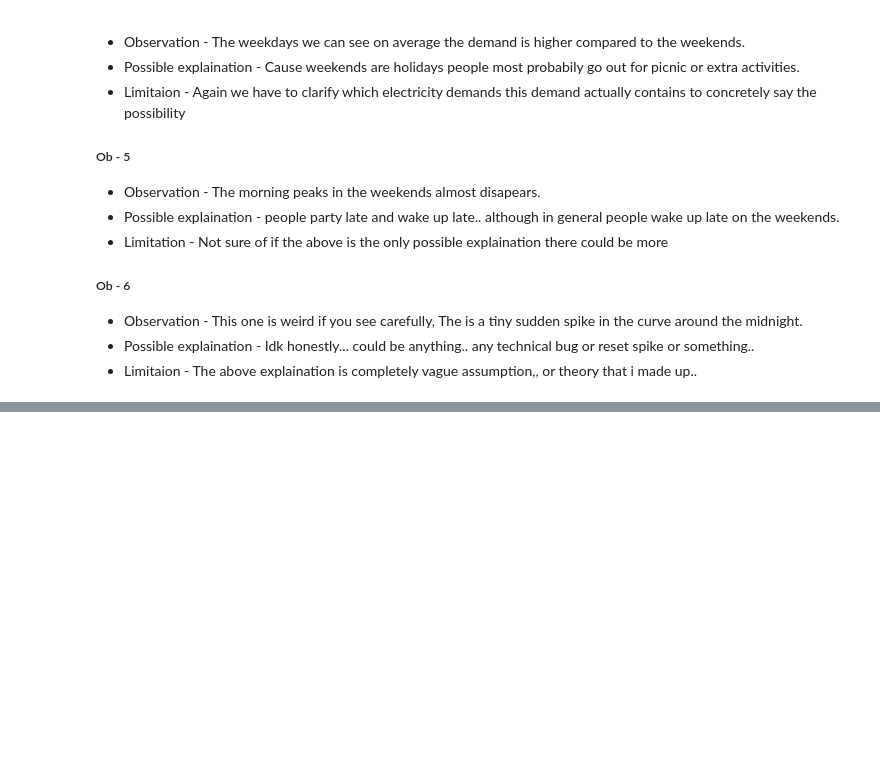
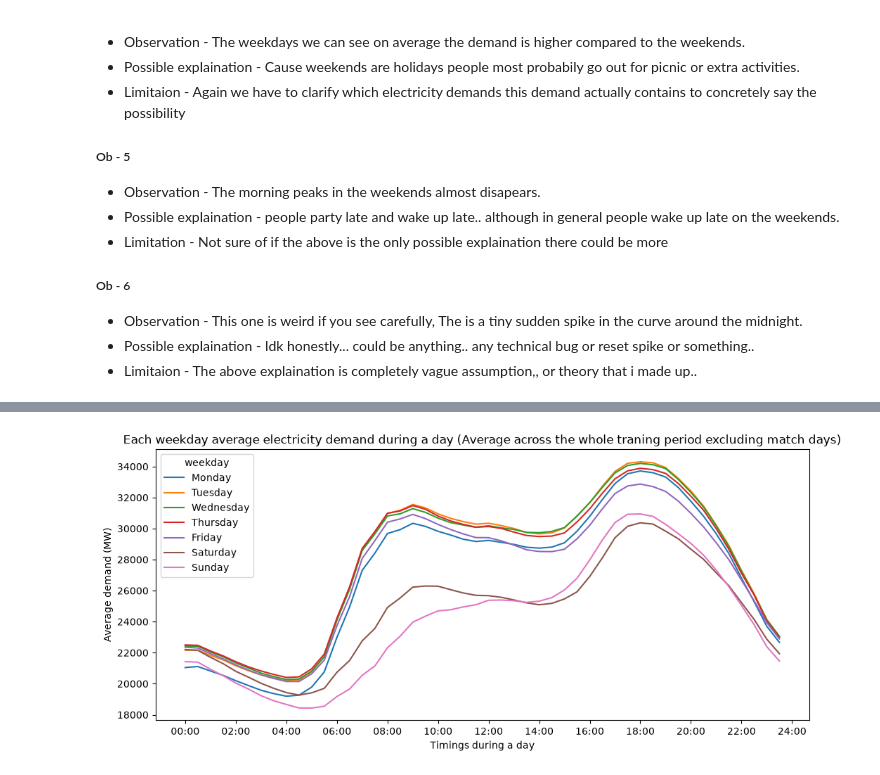
Before and after one commit to Ak62007/Halftime-Effect, a Jupyter notebook: notebooks/03_demand_eda.ipynb, the cells around one changed output, grey strips where cells are left out. Saved outputs shown, nothing was run; the diff lists cells and outputs as text; code cells hidden in the pictures; blank space fills up the shorter version.

Commit message:
Studing more seasonal patterns of electricity consumption

```diff
--- a/notebooks/03_demand_eda.ipynb
+++ b/notebooks/03_demand_eda.ipynb
@@ -201,0 +213,3 @@ sample_week['timestamp_london'].min(), sample_week['timestamp_london'].max()
+# %%
+baseline_train = demand_data.loc[demand_data['baseline_fit_eligible']].copy()
+baseline_train.head()
@@ -201,0 +267,9 @@ sample_week['timestamp_london'].min(), sample_week['timestamp_london'].max()
+# %%
+summary_data = (
+    baseline_train
+    .groupby(by=['weekday', 'half_hour_slot'], as_index=False)
+    .agg(
+        mean_demand = ('demand_mw', 'mean'),
+        count = ('demand_mw', 'count')
+    )
+)
@@ -201,0 +289,12 @@ sample_week['timestamp_london'].min(), sample_week['timestamp_london'].max()
+# %%
+summary_data['weekday'] = summary_data['weekday'].replace({
+    0 : 'Monday',
+    1 : 'Tuesday',
+    2 : 'Wednesday',
+    3 : 'Thursday',
+    4 : 'Friday',
+    5 : 'Saturday',
+    6 : 'Sunday'
+})
+# %%
+summary_data['hour'] = summary_data['half_hour_slot'] / 2
@@ -201,0 +310,22 @@ sample_week['timestamp_london'].min(), sample_week['timestamp_london'].max()
+# %%
+fig, ax = plt.subplots(figsize=(12, 5))
+sns.lineplot(
+    data=summary_data,
+    x='hour',
+    y='mean_demand',
+    ax=ax,
+    hue='weekday'
+)
+
+ax.set_xticks(range(0, 25, 2))
+ax.set_xticklabels([f'{h:02d}:00' for h in range(0, 25, 2)])
+
+ax.set(
+    title='Each weekday average electricity demand during a day (Average across the whole traning period excluding match days)',
+    xlabel='Timings during a day',
+    ylabel='Average demand (MW)'
+)
+
+plt.show()
+# %% [output]
+[figure, added]
```
Also changed, not shown: parts of 33 cells of this notebook.
